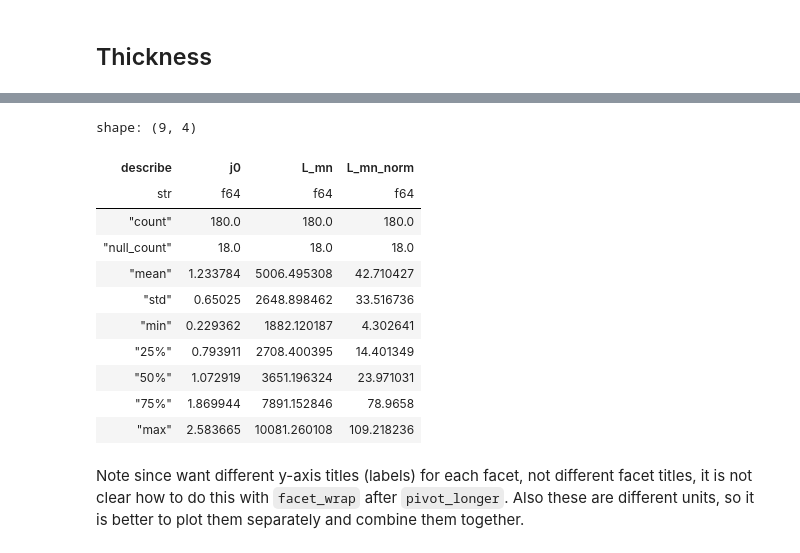
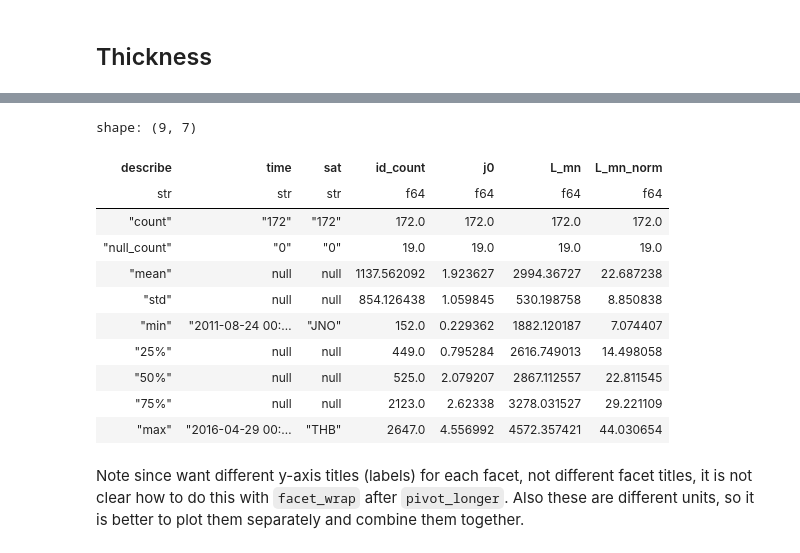
Before and after one commit to Beforerr/discontinuitypy, a Jupyter notebook: notebooks/analysis/02_properties.ipynb, the cells around one changed output, grey strips where cells are left out. Saved outputs shown, nothing was run; the diff lists cells and outputs as text; code cells hidden in the pictures.

```diff
--- a/notebooks/analysis/02_properties.ipynb
+++ b/notebooks/analysis/02_properties.ipynb
@@ -79,0 +86,2 @@ all_datasets = [sta_dataset, jno_dataset, thb_sw_dataset]
+# %%
+all_candidates_l0.sort("j0", descending=True)[["time", "d_star", "duration", "j0", "v_mn", "Q_mva"]]
@@ -85,15 +111,18 @@ from ids_finder.utils.analysis import link_coord2dim
 # %%
-def process_dataset(ds: IDsDataset, avg_window="30d"):
+def process_candidates(df: pl.DataFrame, avg_window="30d"):
     time_col = "time"
 
     candidate = (
-        ds.candidates.with_columns(sat=pl.lit(ds.sat_id))
-        .filter(pl.col("d_star") < 10)
+        df.filter(
+            pl.col("d_star") < 10, # exclude JUNO extreme values
+            pl.col("j0") < 100, # exclude JUNO extreme values, which is caused by small `v_mn` mostly
+        )
         .sort(time_col)
         .group_by_dynamic(time_col, every=avg_window, by="sat")
-        .agg(cs.numeric().mean())
+        .agg(cs.numeric().mean(), id_count=pl.count())
+        .filter(pl.col("id_count") > 50)  # filter out JUNO extreme large thickness
         .sort(time_col)
-        .upsample(time_col, every=avg_window)
+        .upsample(time_col, every=avg_window, by="sat", maintain_order=True)
         .with_columns(pl.col("sat").forward_fill())
     )
     return candidate
@@ -105,20 +129,26 @@ all_candidates: pl.DataFrame = pl.concat(
+# %%
+def filter_before_jupiter(df: pl.DataFrame):
+    return df.filter(pl.col("time") < pd.Timestamp("2016-05-01"))
+# %%
+all_candidates_l1: pl.DataFrame = all_candidates_l0.pipe(filter_before_jupiter).pipe(process_candidates).pipe(link_coord2dim)
 # %%
-vars = ['j0', 'L_mn', 'L_mn_norm']
-all_candidates[vars].describe()
+vars = ['time', 'sat', 'id_count', 'j0', 'L_mn', 'L_mn_norm']
+inspect_df = all_candidates_l1[vars]
+inspect_df.describe()
 # %% [output]
 [interactive output not drawn]
-shape: (9, 4)
+shape: (9, 7)
-| describe | j0 | L_mn | L_mn_norm |
-| str | f64 | f64 | f64 |
-| "count" | 180.0 | 180.0 | 180.0 |
-| "null_count" | 18.0 | 18.0 | 18.0 |
-| "mean" | 1.233784 | 5006.495308 | 42.710427 |
-| "std" | 0.65025 | 2648.898462 | 33.516736 |
-| "min" | 0.229362 | 1882.120187 | 4.302641 |
-| "25%" | 0.793911 | 2708.400395 | 14.401349 |
-| "50%" | 1.072919 | 3651.196324 | 23.971031 |
-| "75%" | 1.869944 | 7891.152846 | 78.9658 |
-| "max" | 2.583665 | 10081.260108 | 109.218236 |
+| describe | time | sat | id_count | j0 | L_mn | L_mn_norm |
+| str | str | str | f64 | f64 | f64 | f64 |
+| "count" | "172" | "172" | 172.0 | 172.0 | 172.0 | 172.0 |
+| "null_count" | "0" | "0" | 19.0 | 19.0 | 19.0 | 19.0 |
+| "mean" | null | null | 1137.562092 | 1.923627 | 2994.36727 | 22.687238 |
+| "std" | null | null | 854.126438 | 1.059845 | 530.198758 | 8.850838 |
+| "min" | "2011-08-24 00:… | "JNO" | 152.0 | 0.229362 | 1882.120187 | 7.074407 |
+| "25%" | null | null | 449.0 | 0.795284 | 2616.749013 | 14.498058 |
+| "50%" | null | null | 525.0 | 2.079207 | 2867.112557 | 22.811545 |
+| "75%" | null | null | 2123.0 | 2.62338 | 3278.031527 | 29.221109 |
+| "max" | "2016-04-29 00:… | "THB" | 2647.0 | 4.556992 | 4572.357421 | 44.030654 |
 # %% [markdown]
 Note since want different y-axis titles (labels) for each facet, not different facet titles, it is not clear how to do this with `facet_wrap` after `pivot_longer`. Also these are different units, so it is better to plot them separately and combine them together.
 # %%
```
Also changed, not shown: parts of 16 cells of this notebook, 30 other files.
